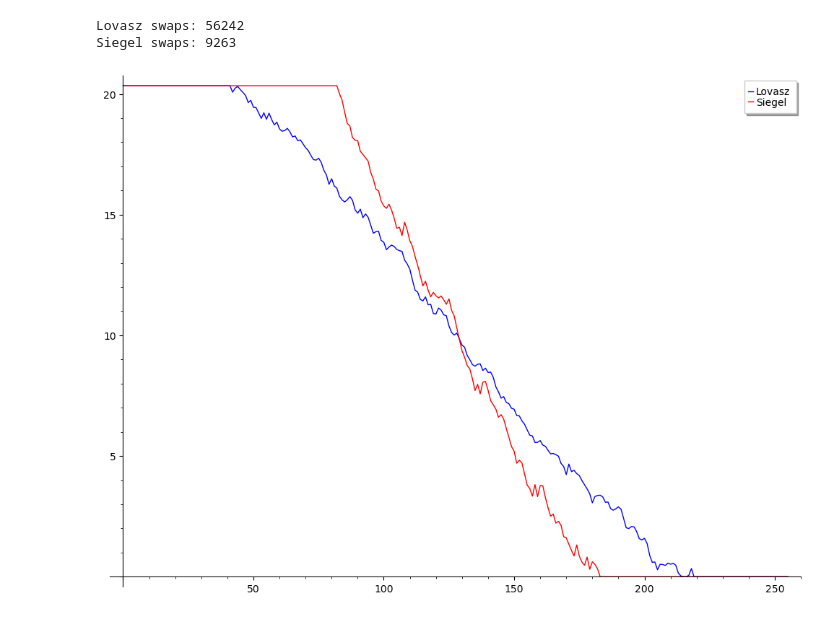
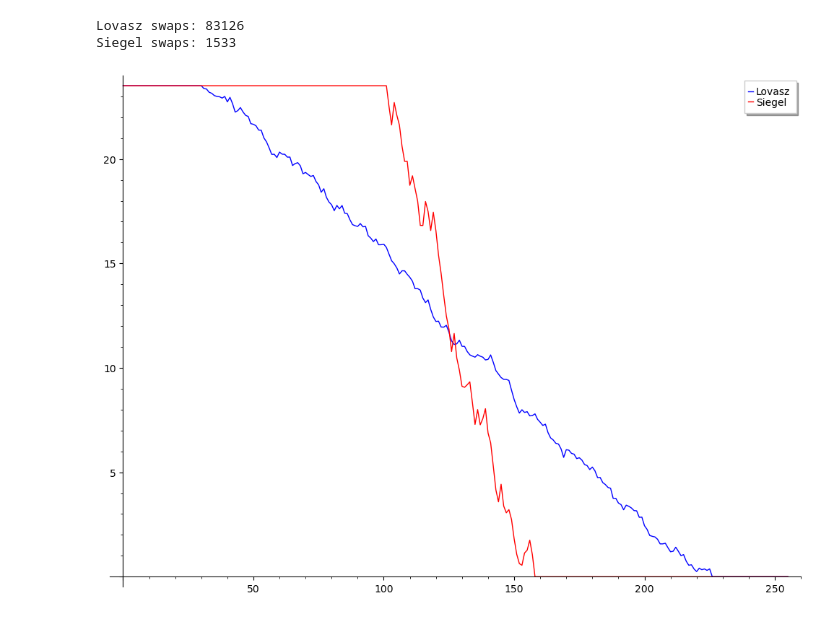
Before and after one commit to alexgit256/lllsp-shenanigans, a Jupyter notebook: demo.ipynb, the cells around one changed output. Cells and saved outputs as stored; diff of their text form; code cells hidden in the pictures.

```diff
--- a/demo.ipynb
+++ b/demo.ipynb
@@ -262,7 +262,7 @@ FPLLL.set_precision(prec)
 R = RealField(prec)
 
 B = ntru_lattice(
-    128, 1153,
+    128, 3457,
     f_sampler=discrete_gaussian_sampler(1.0),
     g_sampler=discrete_gaussian_sampler(1.0),
 )[0]
@@ -276,33 +276,33 @@ lovasz = SandpileSeq(
 
 siegel = SandpileSeq(
     M, condition="siegel", delta="0.6999", seed=42
 )
 
 lovasz.run()
 siegel.run()
 
 print("Lovasz swaps:", lovasz.swaps)
 print("Siegel swaps:", siegel.swaps)
 
 # Recover high-precision profiles
 r_lovasz = [R(x) for x in lovasz.profile()]
 r_siegel = [R(x) for x in siegel.profile()]
 
 # Squared GSO profile in logarithmic scale
 p_lovasz = [log(x, 2) for x in r_lovasz]
 p_siegel = [log(x, 2) for x in r_siegel]
 
 p = list_plot(
     p_lovasz, plotjoined=True,
     color="blue", legend_label="Lovasz"
 )
 p += list_plot(
     p_siegel, plotjoined=True,
     color="red", legend_label="Siegel"
 )
 
 p.show(figsize=10)
 # %% [output]
-Lovasz swaps: 56242
-Siegel swaps: 9263
+Lovasz swaps: 83126
+Siegel swaps: 1533
-[figure, old version]
+[figure, new version]
```
Also changed, not shown: parts of 2 cells of this notebook, 2 other files.
